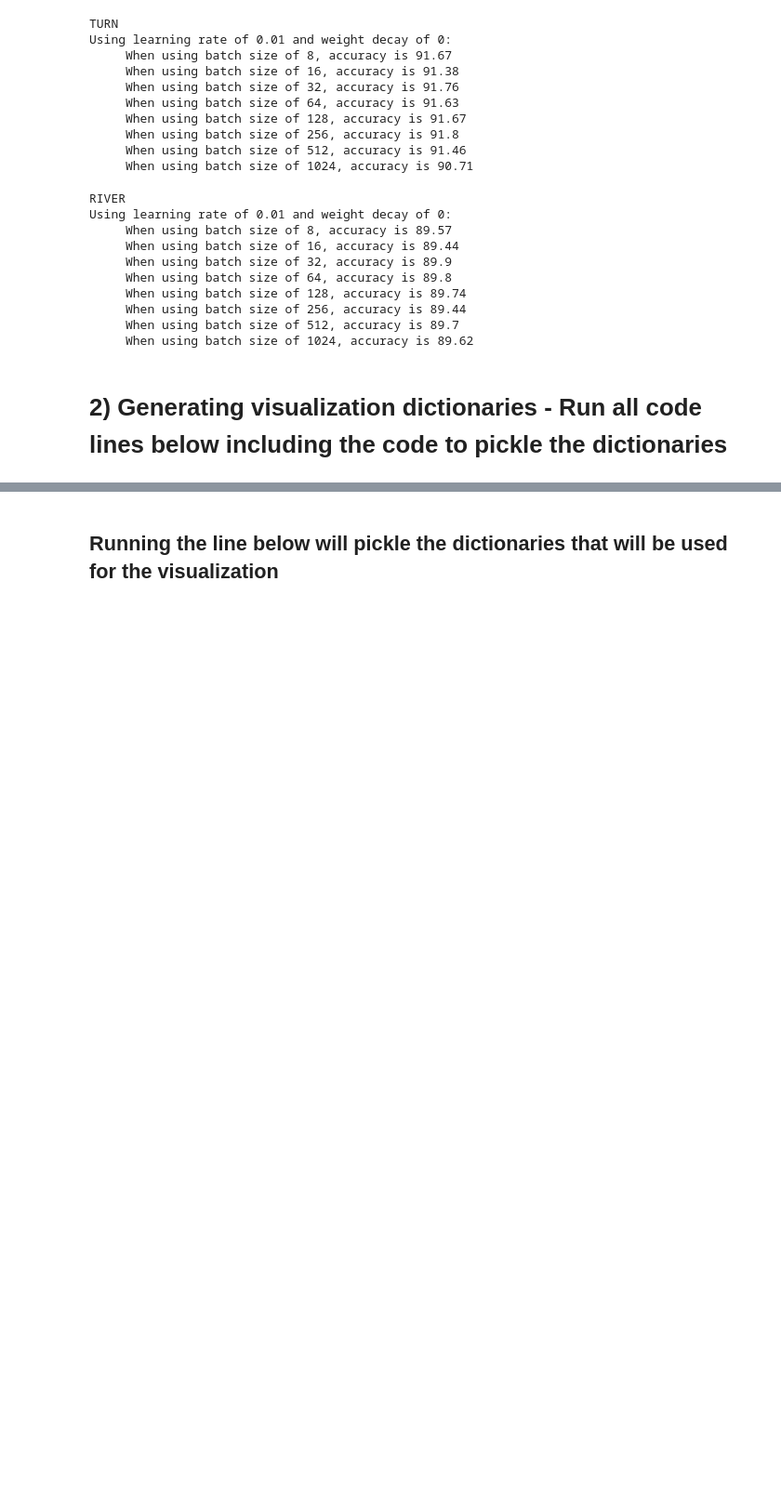
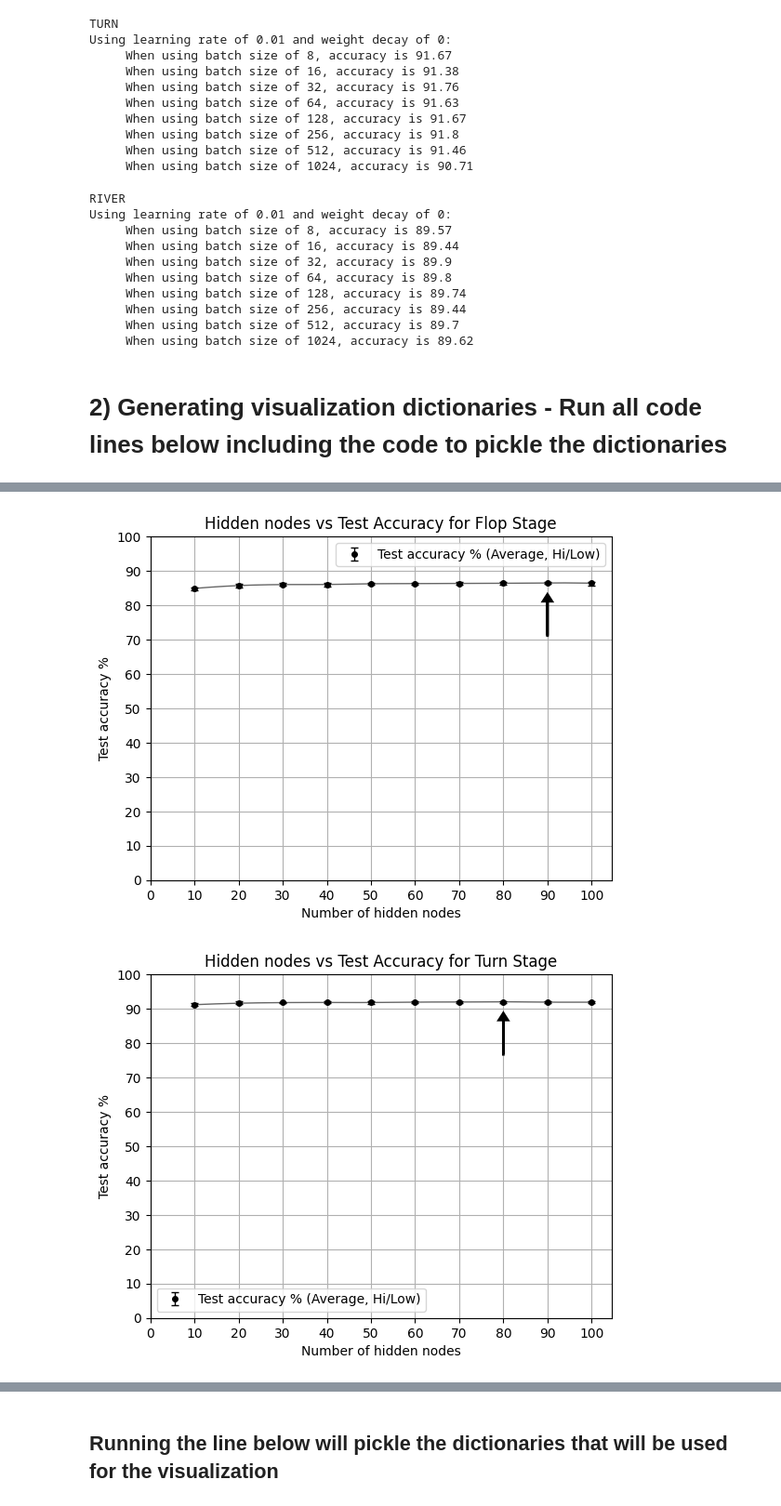
Before and after one commit to migamume/CS7643_final_project, a Jupyter notebook: src/holdup/visualizations/Generate_viz_dict.ipynb, the cells around one changed output, grey strips where cells are left out. Shown at 93% size. Drawn from its saved outputs; the diff is of its cells as text; code cells hidden in the pictures; blank space fills up the shorter version.

Commit message:
Charts, Chip Bucket Mod, and Encoder Experiments

```diff
--- a/src/holdup/visualizations/Generate_viz_dict.ipynb
+++ b/src/holdup/visualizations/Generate_viz_dict.ipynb
@@ -444,4 +523,6 @@ turn_nd = get_nodes_dict(10, 100, .01, 0, 40, train_turn, test_turn, pftr='turn_
 # %%
 turn_nd
+with open("turn_nd.pickle", "wb") as f:
+    pickle.dump(turn_nd, f)
 # %%
 river_nd = get_nodes_dict(10, 100, .01, 0, 40, train_river, test_river, pftr='river_last_possible', batch_size=20)
@@ -448,4 +547,9 @@ river_nd = get_nodes_dict(10, 100, .01, 0, 40, train_river, test_river, pftr='ri
 # %%
 river_nd
+with open("river_nd.pickle", "wb") as f:
+    pickle.dump(river_nd, f)
+# %% [output]
+[figure, added]
+[figure, added]
 # %%
 flop_ed = get_epochs_dict(10, 20, .01, 0, 100, train_flop, test_flop, pftr='flop_last_possible', batch_size=20)
```
Also changed, not shown: parts of 17 cells of this notebook, 19 other files.
